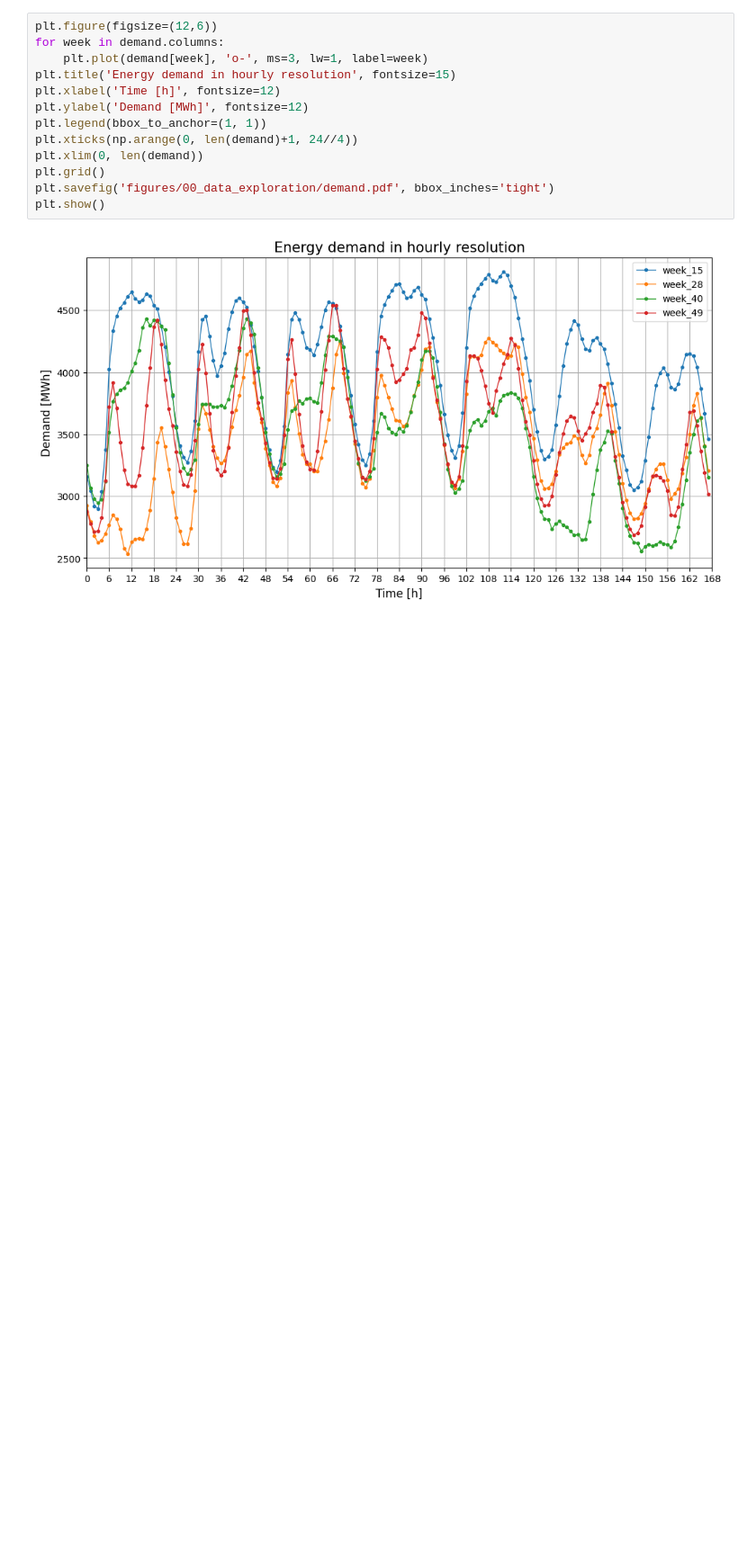
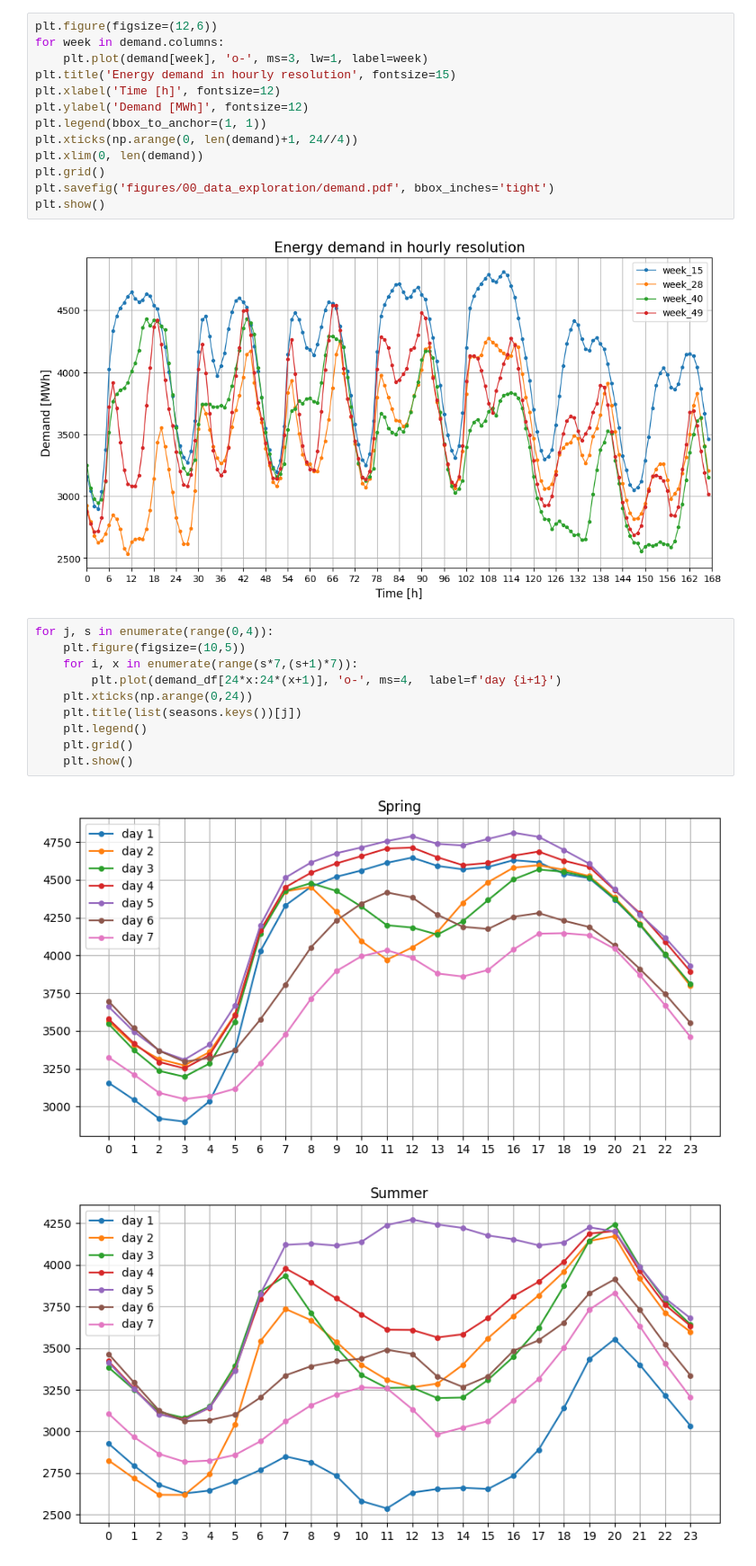
Before and after one commit to menkobalazs/power-systems-analysis, a Jupyter notebook: 00_data_exploration.ipynb, the cells around one changed output. Shown at 90% size. Saved outputs shown, nothing was run; the diff lists cells and outputs as text; blank space fills up the shorter version.

Commit message:
add seasonal demand

```diff
--- a/00_data_exploration.ipynb
+++ b/00_data_exploration.ipynb
@@ -162,3 +162,16 @@ plt.savefig('figures/00_data_exploration/demand.pdf', bbox_inches='tight')
 plt.show()
 # %% [output]
 [figure]
+# %%
+for j, s in enumerate(range(0,4)):
+    plt.figure(figsize=(10,5))
+    for i, x in enumerate(range(s*7,(s+1)*7)):
+        plt.plot(demand_df[24*x:24*(x+1)], 'o-', ms=4,  label=f'day {i+1}')
+    plt.xticks(np.arange(0,24))
+    plt.title(list(seasons.keys())[j])
+    plt.legend()
+    plt.grid()
+    plt.show()
+# %% [output]
+[figure, added]
+[figure, added]
```
Also changed, not shown: parts of 2 cells of this notebook, 3 other files.
